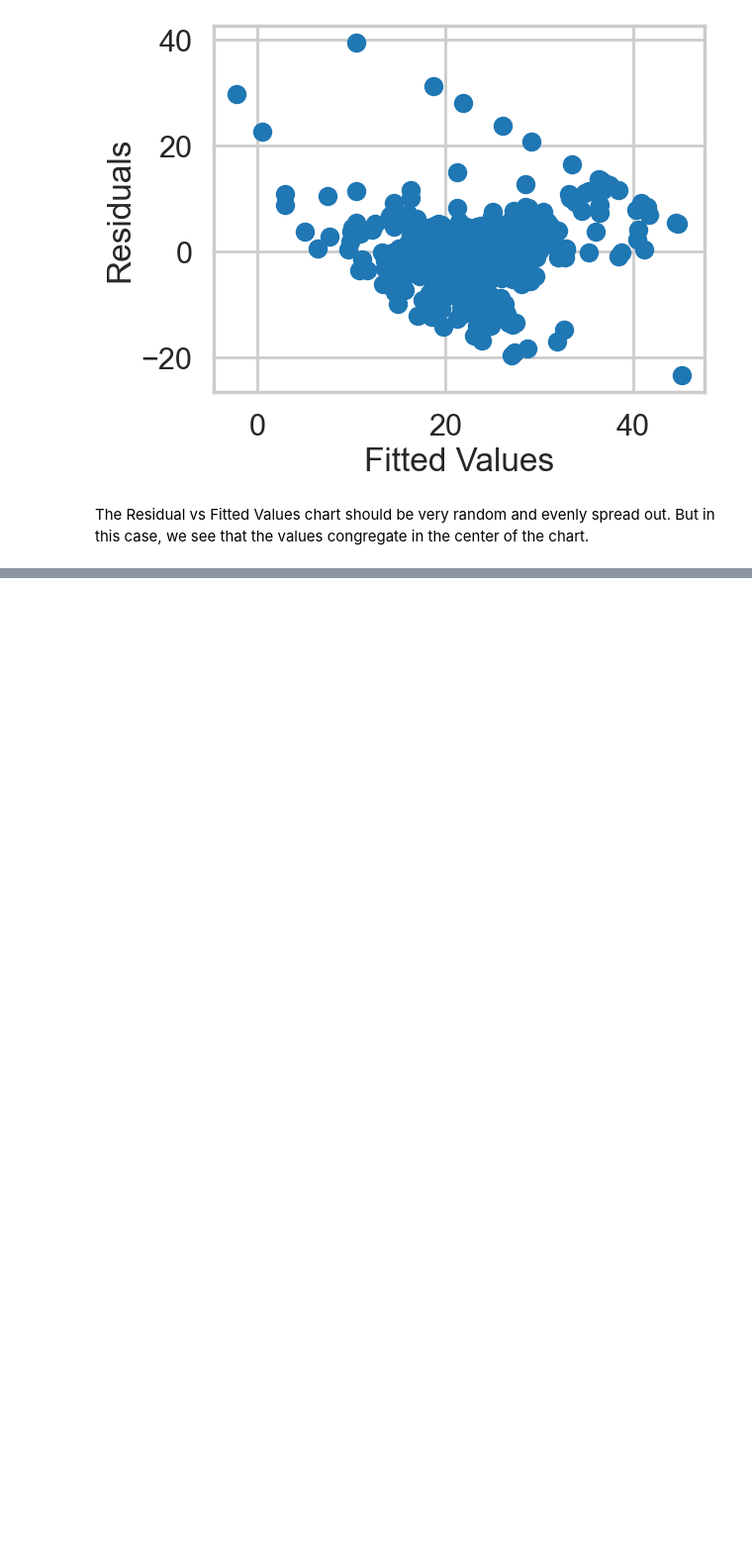
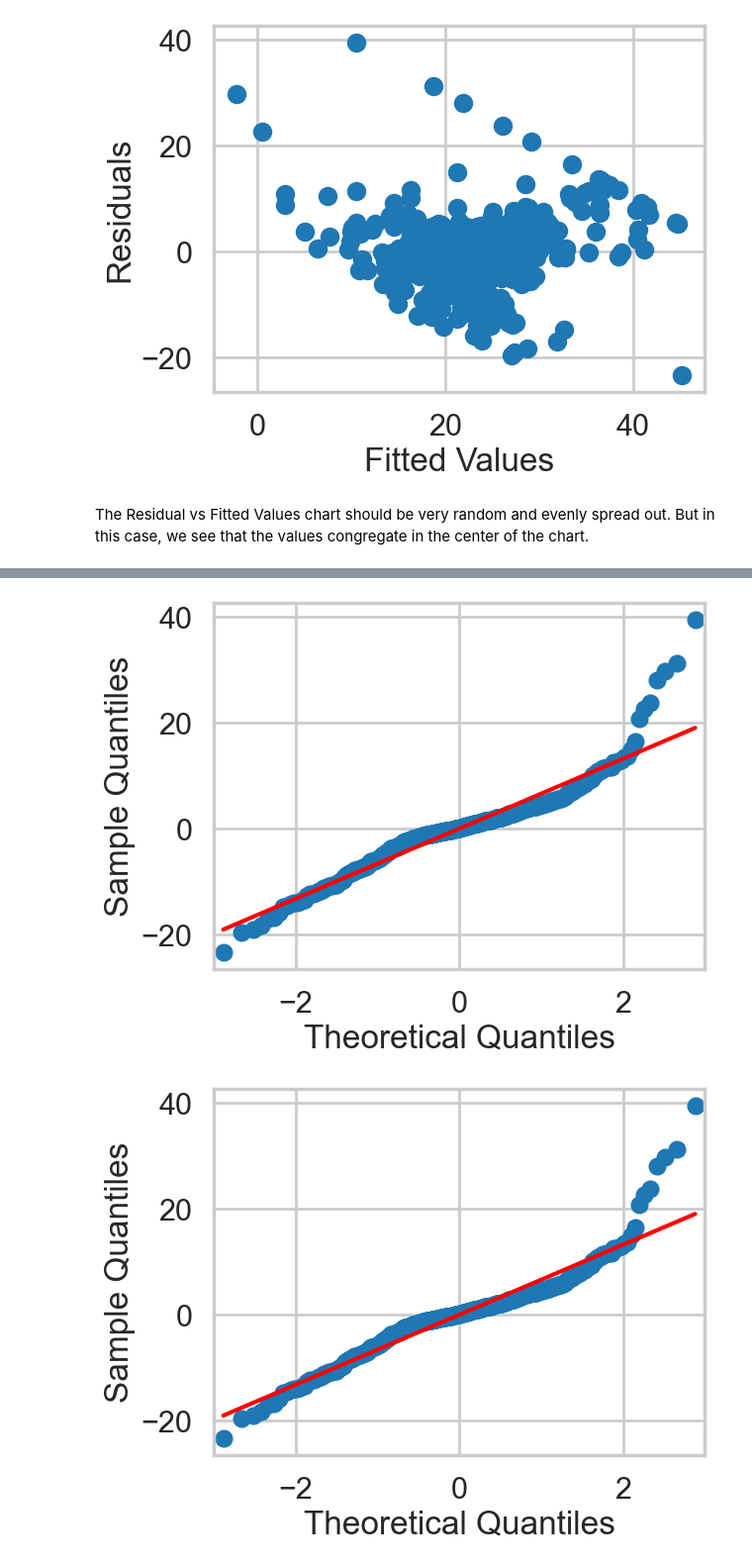
Before and after one commit to kwcode2016/mec-11.4.1-linear-regression-mini-project, a Jupyter notebook: Mini_Project_Linear_Regression.ipynb, the cells around one changed output, grey strips where cells are left out. Shown at 99% size. Drawn from its saved outputs; the diff is of its cells as text; code cells hidden in the pictures; blank space fills up the shorter version.

```diff
--- a/Mini_Project_Linear_Regression.ipynb
+++ b/Mini_Project_Linear_Regression.ipynb
@@ -909,0 +907,7 @@ NameError: name 'library' is not defined
+# %%
+from statsmodels.graphics.gofplots import qqplot
+
+qqplot(m.resid, line='s', marker='o')
+# %% [output]
+[figure, added]
+[figure, added]
```
Also changed, not shown: parts of 3 cells of this notebook.
